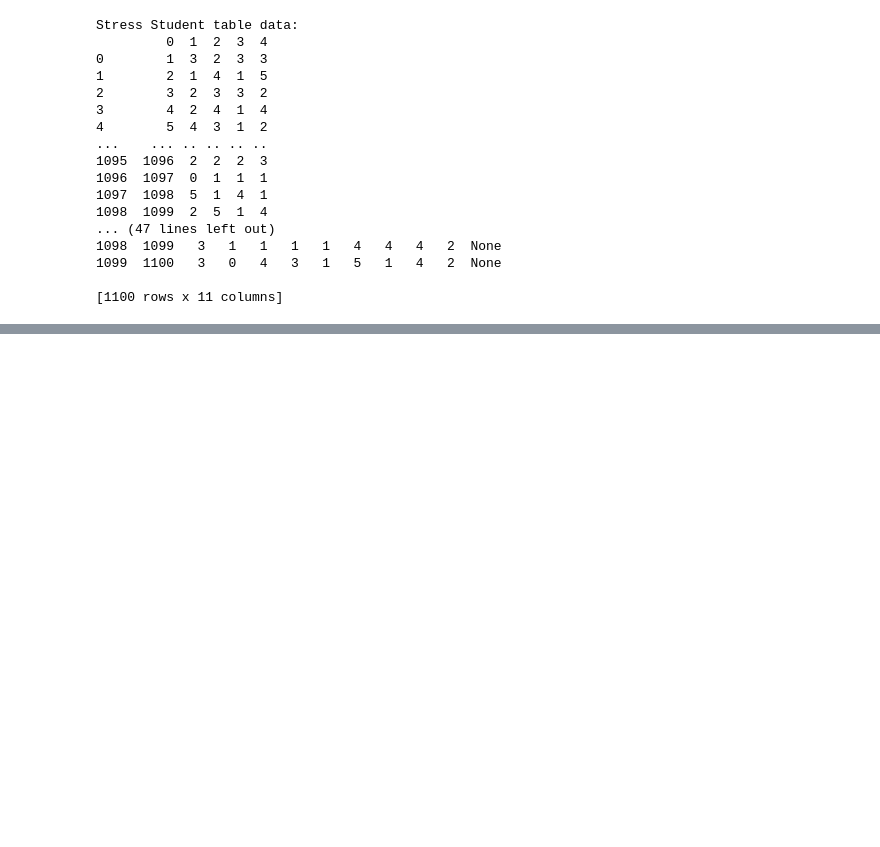
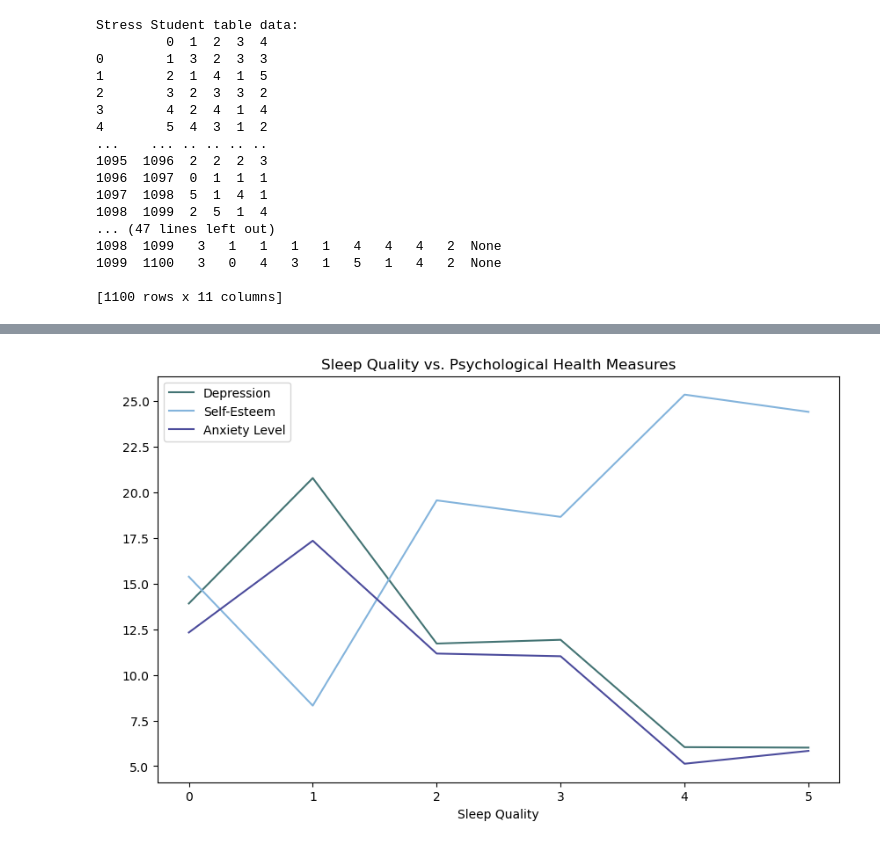
Before and after one commit to Lounics/DSSA-5102, a Jupyter notebook: Final Project.ipynb, the cells around one changed output, grey strips where cells are left out. Cells and saved outputs as stored; diff of their text form; code cells hidden in the pictures; blank space fills up the shorter version.

```diff
--- a/Final Project.ipynb
+++ b/Final Project.ipynb
@@ -683,0 +967,82 @@ Stress Student table data:
+# %%
+# Importing libraries
+# If I double import is just not to have to run all the top ones again and just have them run here when needed
+
+import mysql.connector
+import pandas as pd
+import matplotlib.pyplot as plt
+from scipy.interpolate import make_interp_spline # To make a gradient that matched the theme
+
+# connecting to database
+conn = {
+    'host': 'localhost',
+    'user': 'root',
+    'password': '1734680nN',
+    'db': 'Student_Mental_Health'
+}
+
+try:
+    # Establishing the connection
+    conn = mysql.connector.connect(**conn)
+
+    # query to make the graph
+    query = """
+        SELECT ph.sleep_quality, AVG(phd.depression) AS depression_avg, AVG(phd.self_esteem) AS self_esteem_avg, AVG(phd.anxiety_level) AS anxiety_level_avg
+        FROM physiological_health AS ph
+        LEFT JOIN psychological_health AS phd ON ph.id = phd.id
+        WHERE ph.sleep_quality IS NOT NULL
+          AND phd.depression IS NOT NULL
+          AND phd.self_esteem IS NOT NULL
+          AND phd.anxiety_level IS NOT NULL
+        GROUP BY ph.sleep_quality;
+    """
+
+    # Executing query
+    with conn.cursor() as cursor:
+        cursor.execute(query)
+        results = cursor.fetchall()
+
+    # Converting the results to pandas DataFrame so it is easier to graph
+    df = pd.DataFrame(results, columns=['sleep_quality', 'depression_avg', 'self_esteem_avg', 'anxiety_level_avg'])
+
+    # Sorting DataFrame by sleep_quality for plotting
+    df.sort_values(by='sleep_quality', inplace=True)
+
+    # Smoothing the lines so it is easier to read
+    plt.figure(figsize=(10, 6))
+    smooth_x = df['sleep_quality']
+    smooth_y1 = make_interp_spline(smooth_x, df['depression_avg'])(smooth_x)
+    smooth_y2 = make_interp_spline(smooth_x, df['self_esteem_avg'])(smooth_x)
+    smooth_y3 = make_interp_spline(smooth_x, df['anxiety_level_avg'])(smooth_x)
+
+    # Defining colors to go with our theme on the slides
+    colors = ['#447474', '#84b4dc', '#4c4c9c']
+
+    # giving the colors to the lines
+    plt.plot(smooth_x, smooth_y1, label='Depression', color=colors[0])
+    plt.plot(smooth_x, smooth_y2, label='Self-Esteem', color=colors[1])
+    plt.plot(smooth_x, smooth_y3, label='Anxiety Level', color=colors[2])
+
+    # Titles and labels
+    plt.title('Sleep Quality vs. Psychological Health Measures')
+    plt.xlabel('Sleep Quality')
+    plt.ylabel(' ')
+
+    # Making sure to have a legend
+    plt.legend()
+
+    # Removing background
+    plt.gcf().set_facecolor('None')
+    plt.gca().set_facecolor('None')
+
+    # Taking off the grid so it is less crowded
+    plt.grid(False)
+
+    # Showing the plot
+    plt.show()
+
+#Error to see if something failed where it went wrong
+except mysql.connector.Error as err:
+    print(f"Error: {err}")
+# %% [output]
+[figure, added]
```
Also changed, not shown: parts of 19 cells of this notebook.
